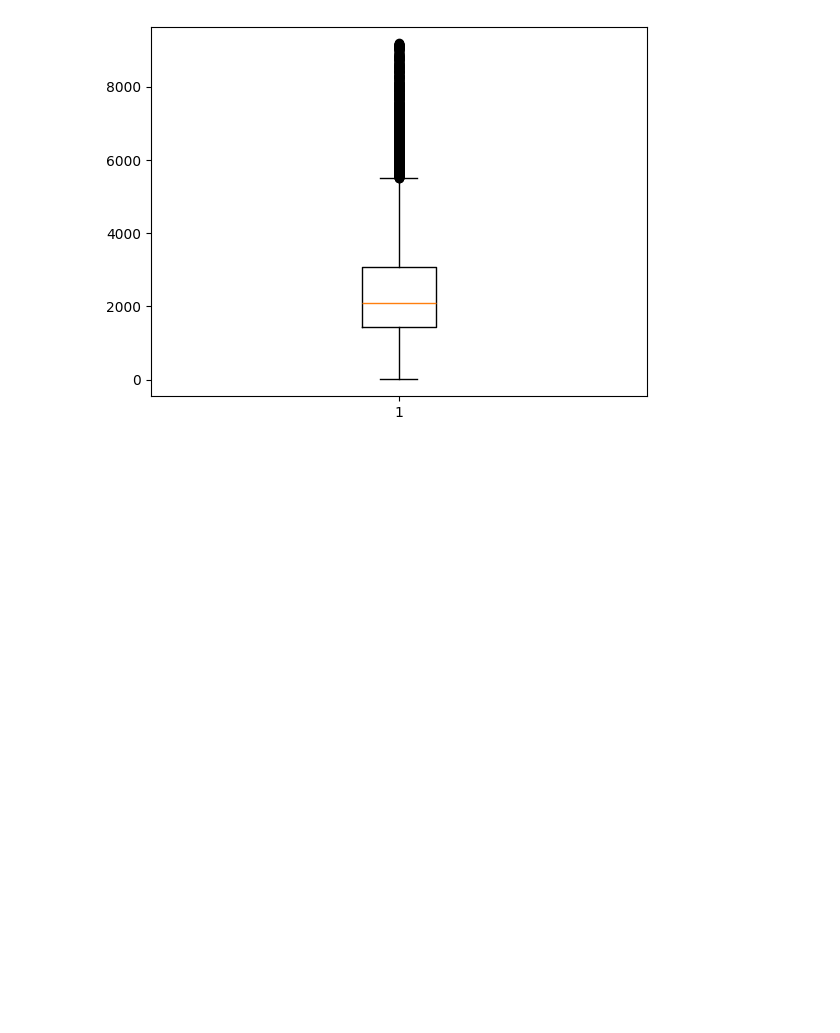
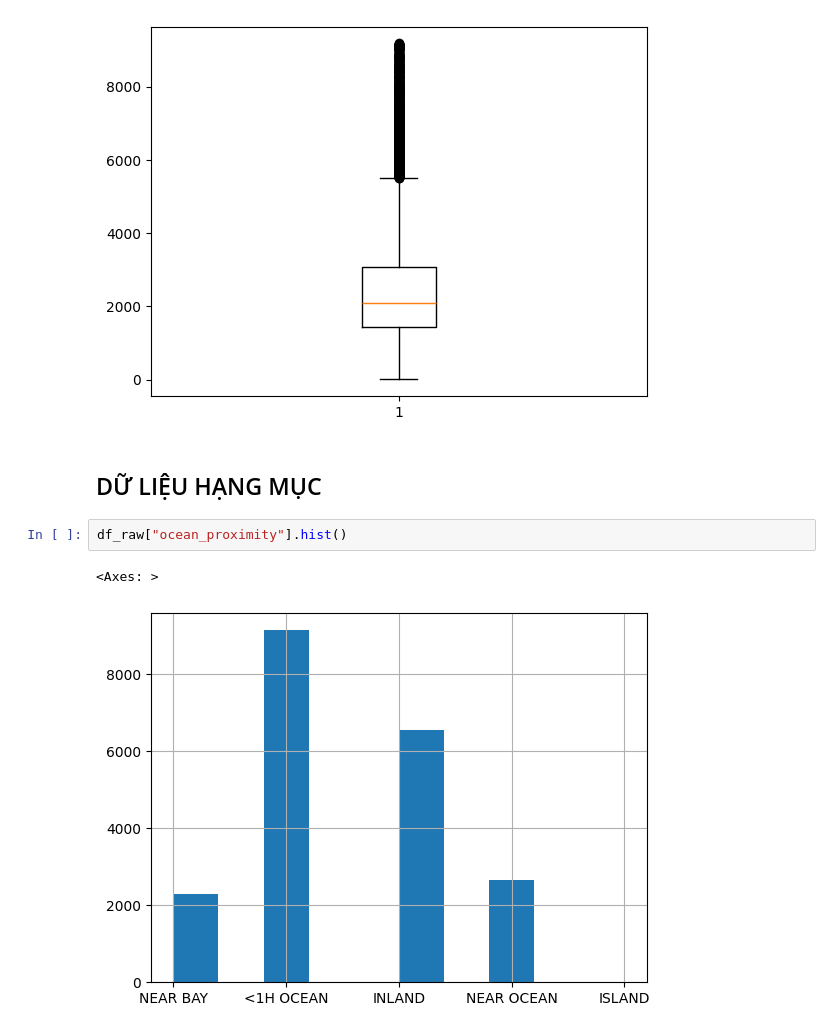
Before and after one commit to hg27haan/ML-DL-Data, a Jupyter notebook: DataPreprocessing/Source/Outliers.ipynb, the cells around one changed output. Cells and saved outputs as stored; diff of their text form; blank space fills up the shorter version.

```diff
--- a/DataPreprocessing/Source/Outliers.ipynb
+++ b/DataPreprocessing/Source/Outliers.ipynb
@@ -134,3 +134,10 @@ plt.boxplot(df_cleaned['total_rooms'])
  'fliers': [<matplotlib.lines.Line2D at 0x...>],
  'means': []}
 [figure]
+# %% [markdown]
+## DỮ LIỆU HẠNG MỤC
+# %%
+df_raw["ocean_proximity"].hist()
+# %% [output]
+<Axes: >
+[figure, added]
```
Also changed, not shown: parts of 2 cells of this notebook.
